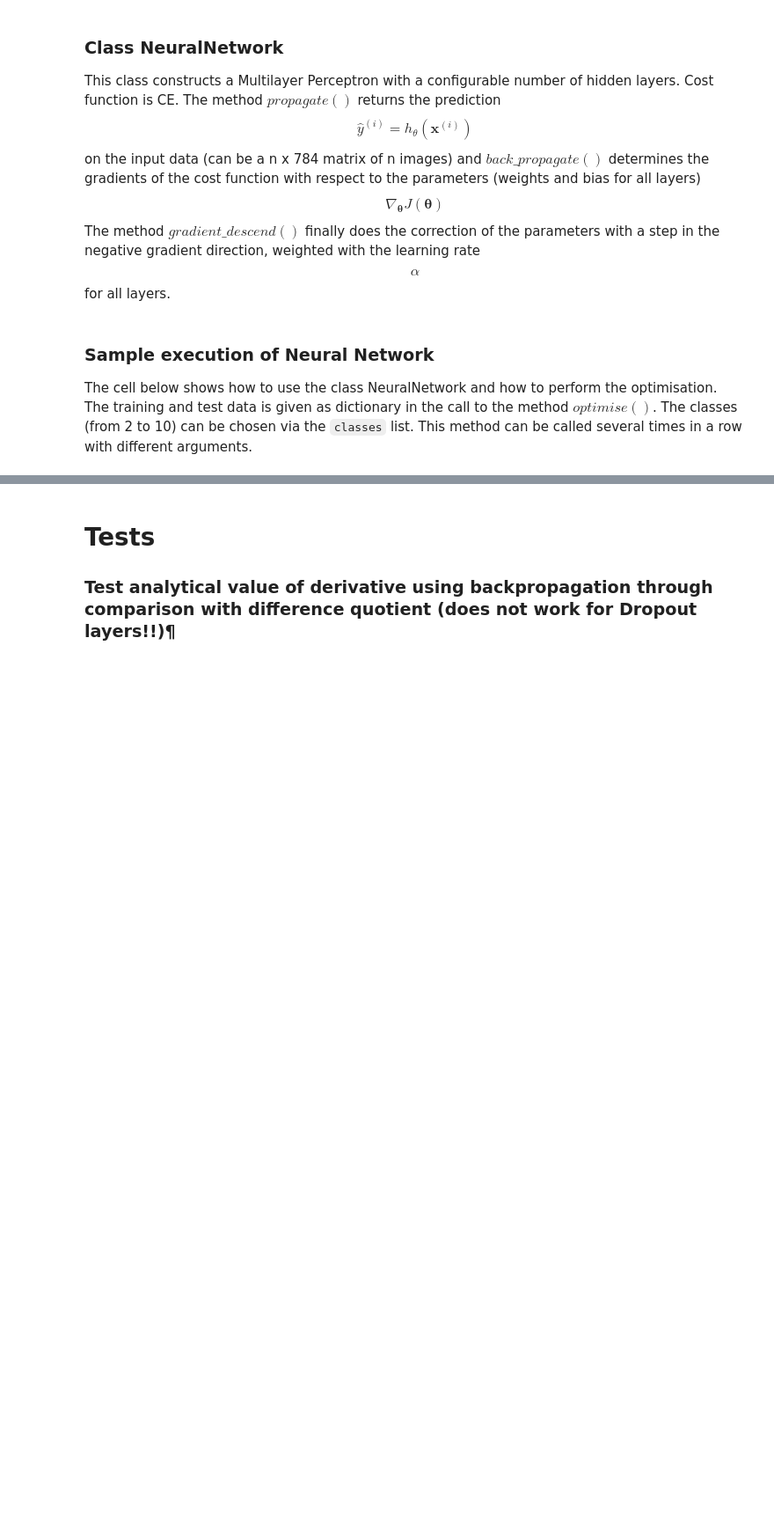
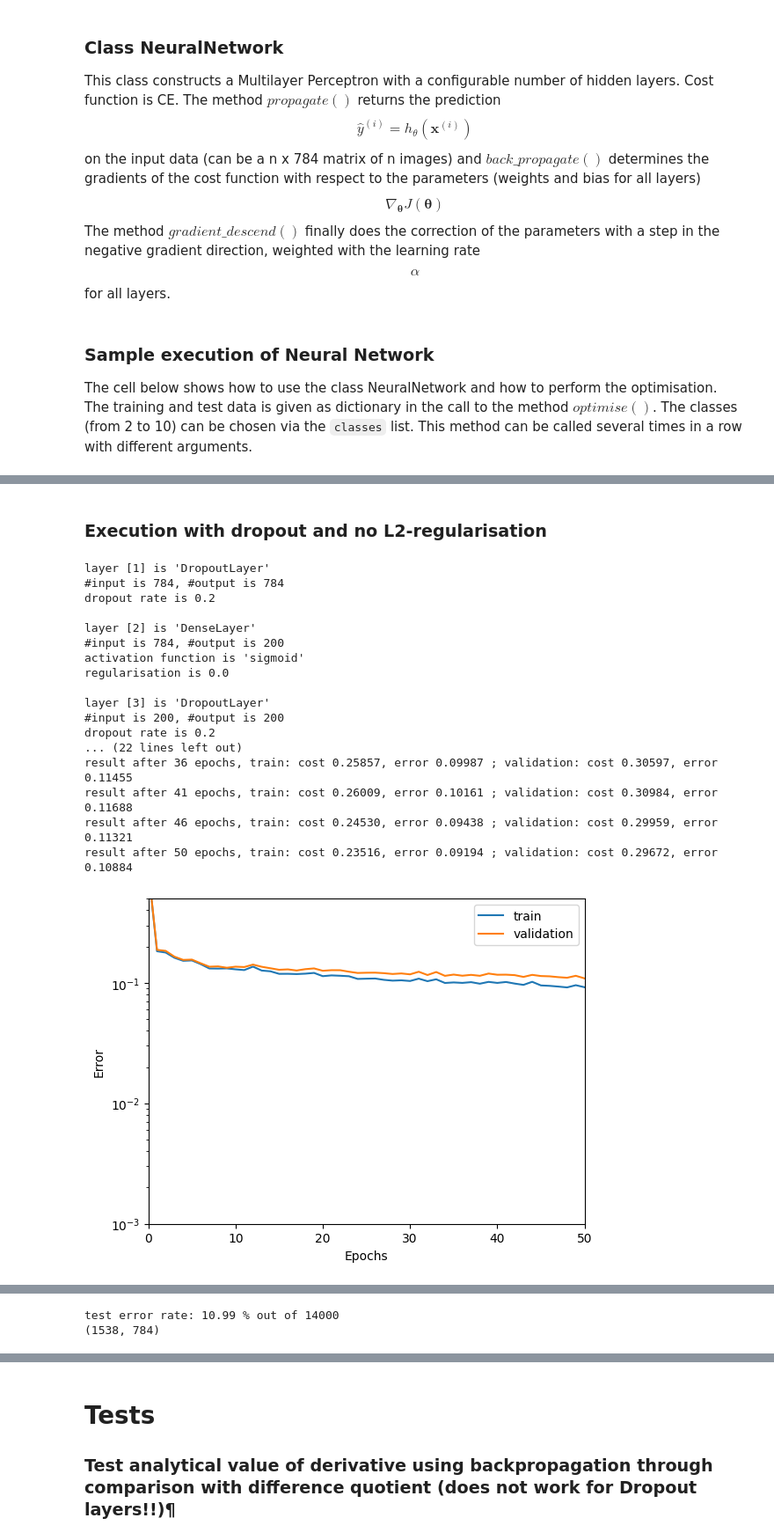
Before and after one commit to diegofrl/DeLearn23-24_PWs, a Jupyter notebook: PW5/mlp_regularise_stud.ipynb, the cells around one changed output, grey strips where cells are left out. Shown at 88% size. Cells and saved outputs as stored; diff of their text form; code cells hidden in the pictures; blank space fills up the shorter version.

```diff
--- a/PW5/mlp_regularise_stud.ipynb
+++ b/PW5/mlp_regularise_stud.ipynb
@@ -807,0 +895,43 @@ print(false_classifications.shape)
+# %% [markdown]
+### Execution with dropout and no L2-regularisation
+# %%
+NNet = NeuralNetwork(list_num_neurons, activation = 'sigmoid', regularize = 0.0, drop_p = 0.2)
+
+NNet.print_layers()
+
+#choose the hyperparameters you want to use for training
+epochs = 50
+batchsize = 32
+learning_rate = 0.5
+NNet.optimise(data, epochs, learning_rate, batchsize, debug=5)
+
+
+plot_error(NNet)
+plot_cost(NNet)
+
+plot_parameter_hist(NNet)
+
+y_pred = np.argmax(NNet.propagate(x_test), axis=1)
+false_classifications = x_test[(y_pred != y_test)]
+
+print('test error rate: %.2f %% out of %d' % (100*false_classifications.shape[0]/y_pred.shape[0], y_pred.shape[0]))
+print(false_classifications.shape)
+# %% [output]
+layer [1] is 'DropoutLayer'
+#input is 784, #output is 784
+dropout rate is 0.2
+
+layer [2] is 'DenseLayer'
+#input is 784, #output is 200
+activation function is 'sigmoid'
+regularisation is 0.0
+
+layer [3] is 'DropoutLayer'
+#input is 200, #output is 200
+dropout rate is 0.2
+... (22 lines left out)
+result after 36 epochs, train: cost 0.25857, error 0.09987 ; validation: cost 0.30597, error 0.11455
+result after 41 epochs, train: cost 0.26009, error 0.10161 ; validation: cost 0.30984, error 0.11688
+result after 46 epochs, train: cost 0.24530, error 0.09438 ; validation: cost 0.29959, error 0.11321
+result after 50 epochs, train: cost 0.23516, error 0.09194 ; validation: cost 0.29672, error 0.10884
+[figure, added]
@@ -807,0 +942,2 @@ print(false_classifications.shape)
+test error rate: 10.99 % out of 14000
+(1538, 784)
```
Also changed, not shown: parts of 19 cells of this notebook, 1 other file.
